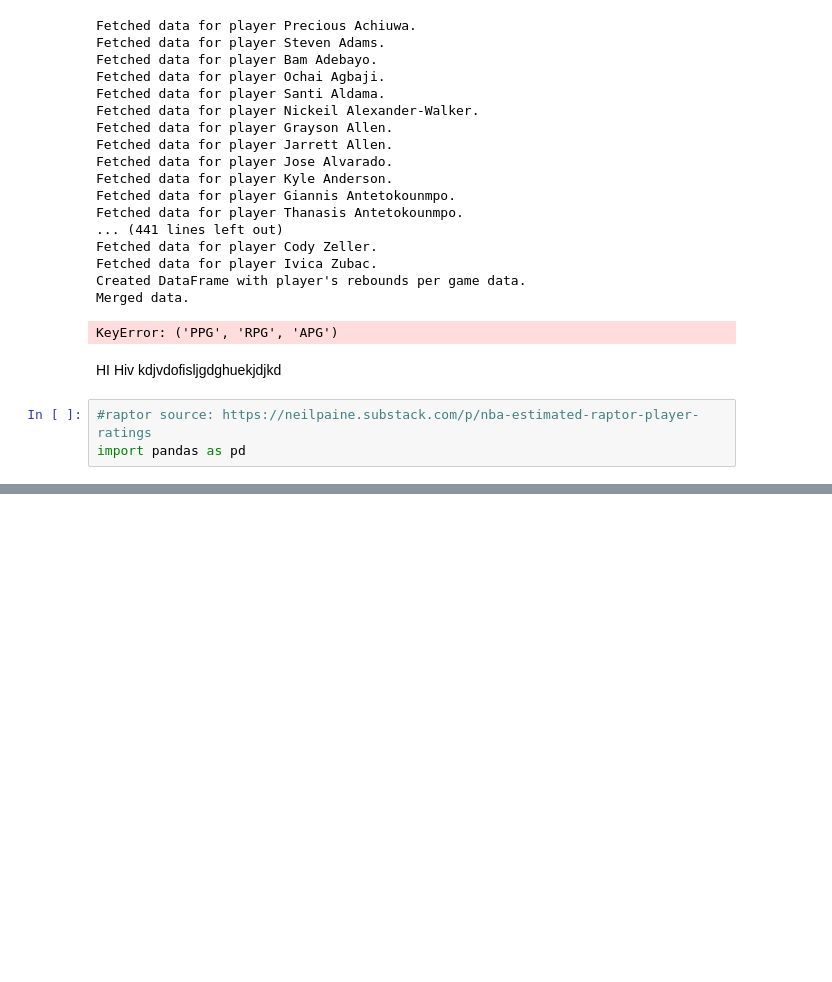
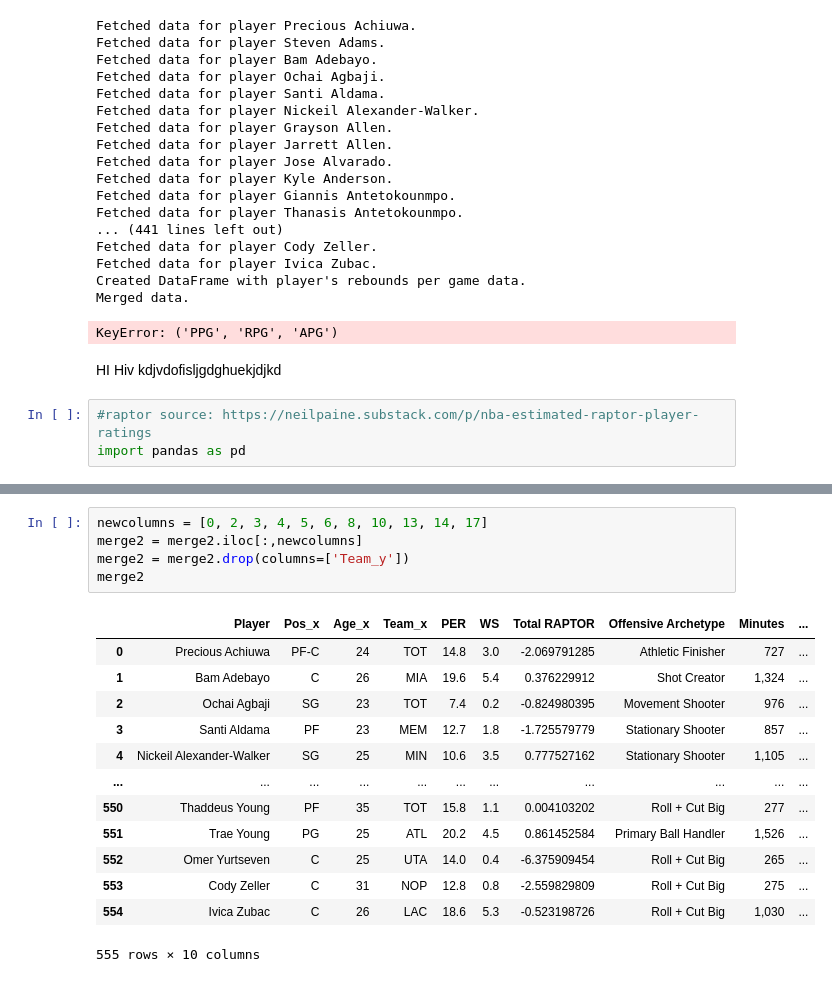
Before and after one commit to JadenFaste/STA141B-Project, a Jupyter notebook: Project.ipynb, the cells around one changed output, grey strips where cells are left out. Cells and saved outputs as stored; diff of their text form; blank space fills up the shorter version.

```diff
--- a/Project.ipynb
+++ b/Project.ipynb
@@ -903,0 +928,19 @@ df
+# %%
+newcolumns = [0, 2, 3, 4, 5, 6, 8, 10, 13, 14, 17]
+merge2 = merge2.iloc[:,newcolumns]
+merge2 = merge2.drop(columns=['Team_y'])
+merge2
+# %% [output]
+|  | Player | Pos_x | Age_x | Team_x | PER | WS | Total RAPTOR | Offensive Archetype | Minutes | ... |
+| 0 | Precious Achiuwa | PF-C | 24 | TOT | 14.8 | 3.0 | -2.069791285 | Athletic Finisher | 727 | ... |
+| 1 | Bam Adebayo | C | 26 | MIA | 19.6 | 5.4 | 0.376229912 | Shot Creator | 1,324 | ... |
+| 2 | Ochai Agbaji | SG | 23 | TOT | 7.4 | 0.2 | -0.824980395 | Movement Shooter | 976 | ... |
+| 3 | Santi Aldama | PF | 23 | MEM | 12.7 | 1.8 | -1.725579779 | Stationary Shooter | 857 | ... |
+| 4 | Nickeil Alexander-Walker | SG | 25 | MIN | 10.6 | 3.5 | 0.777527162 | Stationary Shooter | 1,105 | ... |
+| ... | ... | ... | ... | ... | ... | ... | ... | ... | ... | ... |
+| 550 | Thaddeus Young | PF | 35 | TOT | 15.8 | 1.1 | 0.004103202 | Roll + Cut Big | 277 | ... |
+| 551 | Trae Young | PG | 25 | ATL | 20.2 | 4.5 | 0.861452584 | Primary Ball Handler | 1,526 | ... |
+| 552 | Omer Yurtseven | C | 25 | UTA | 14.0 | 0.4 | -6.375909454 | Roll + Cut Big | 265 | ... |
+| 553 | Cody Zeller | C | 31 | NOP | 12.8 | 0.8 | -2.559829809 | Roll + Cut Big | 275 | ... |
+| 554 | Ivica Zubac | C | 26 | LAC | 18.6 | 5.3 | -0.523198726 | Roll + Cut Big | 1,030 | ... |
+555 rows × 10 columns
```
Also changed, not shown: parts of 11 cells of this notebook.
